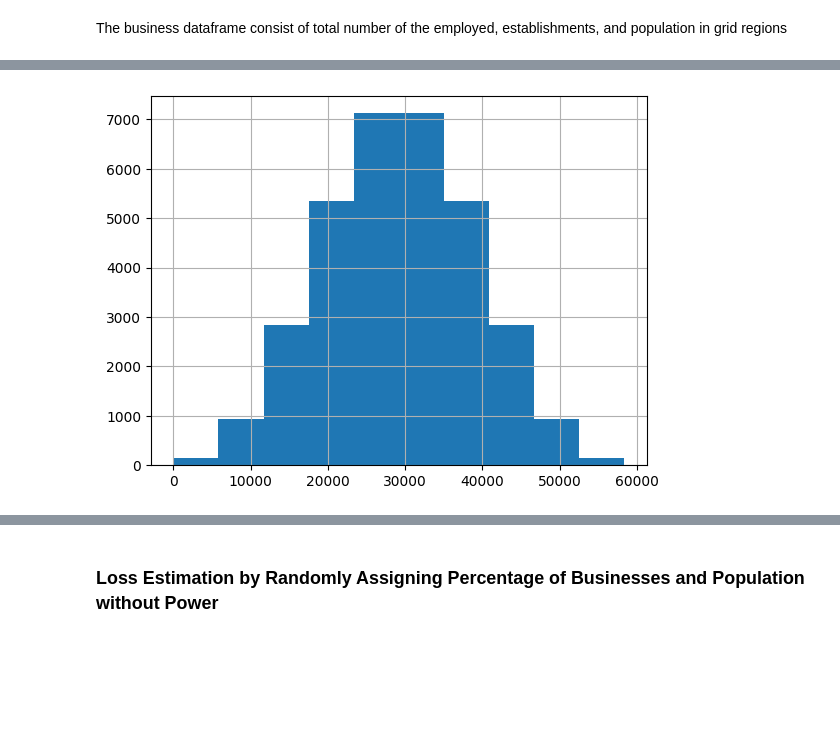
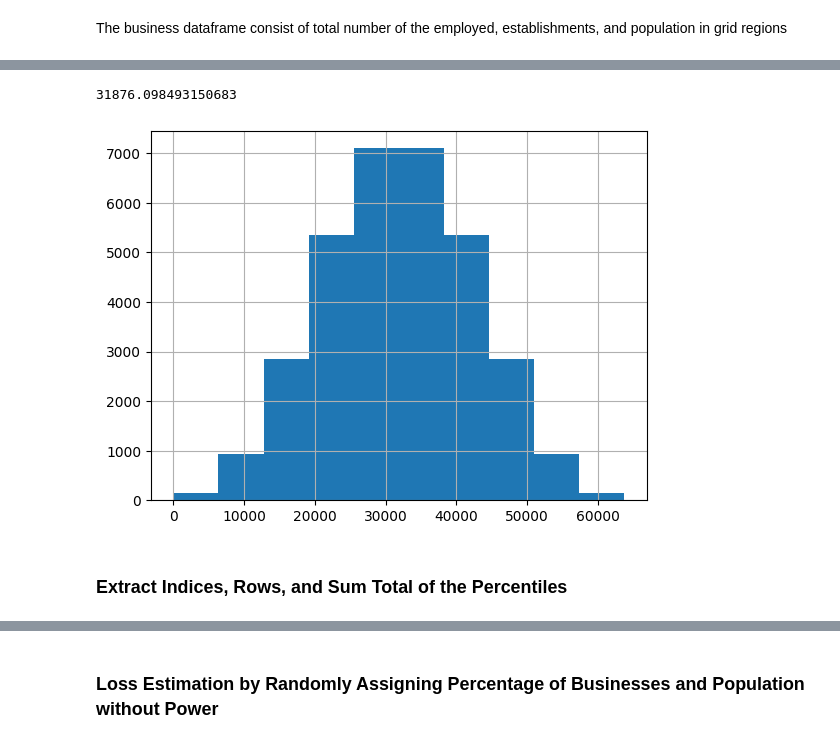
Before and after one commit to denniesbor/spwio, a Jupyter notebook: notebooks/scenario_modeling.ipynb, the cells around one changed output, grey strips where cells are left out. Drawn from its saved outputs; the diff is of its cells as text; code cells hidden in the pictures; blank space fills up the shorter version.

```diff
--- a/notebooks/scenario_modeling.ipynb
+++ b/notebooks/scenario_modeling.ipynb
@@ -168,12 +214,9 @@ df_POP20["POP_Total_WO_POW"].hist()
-# %%
-# aggregate of daily GDP shock
-df_daily_GDP["GDP_Total_WO_POW"].hist()
-
-# percentiles/limits
-# 99%, 1%
-upper_1p, lower_1p = df_daily_GDP["GDP_Total_WO_POW"].quantile(0.99), df_daily_GDP["GDP_Total_WO_POW"].quantile(0.01)
-upper_10p, lower_10p = df_daily_GDP["GDP_Total_WO_POW"].quantile(0.9), df_daily_GDP["GDP_Total_WO_POW"].quantile(0.1)
-
-print(f"99")
-# %% [output]
-[figure, removed]
+# %%
+# Aggregate of daily GDP without power
+df_DailyGDP["DailyGDPAgg"].hist()
+df_DailyGDP["DailyGDPAgg"].quantile(0.5)
+# %% [output]
+31876.098493150683
+[figure, added]
+# %% [markdown]
+### Extract Indices, Rows, and Sum Total of the Percentiles
```
Also changed, not shown: parts of 22 cells of this notebook.
